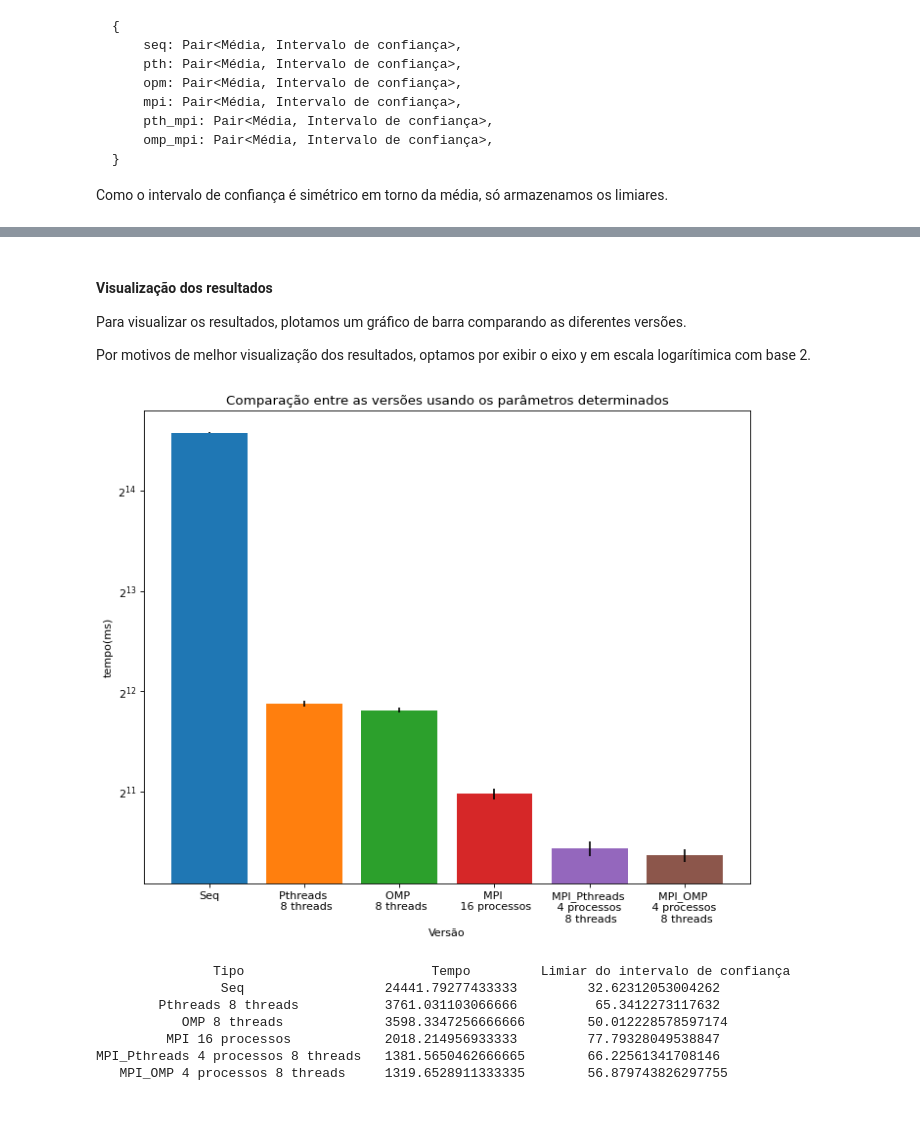
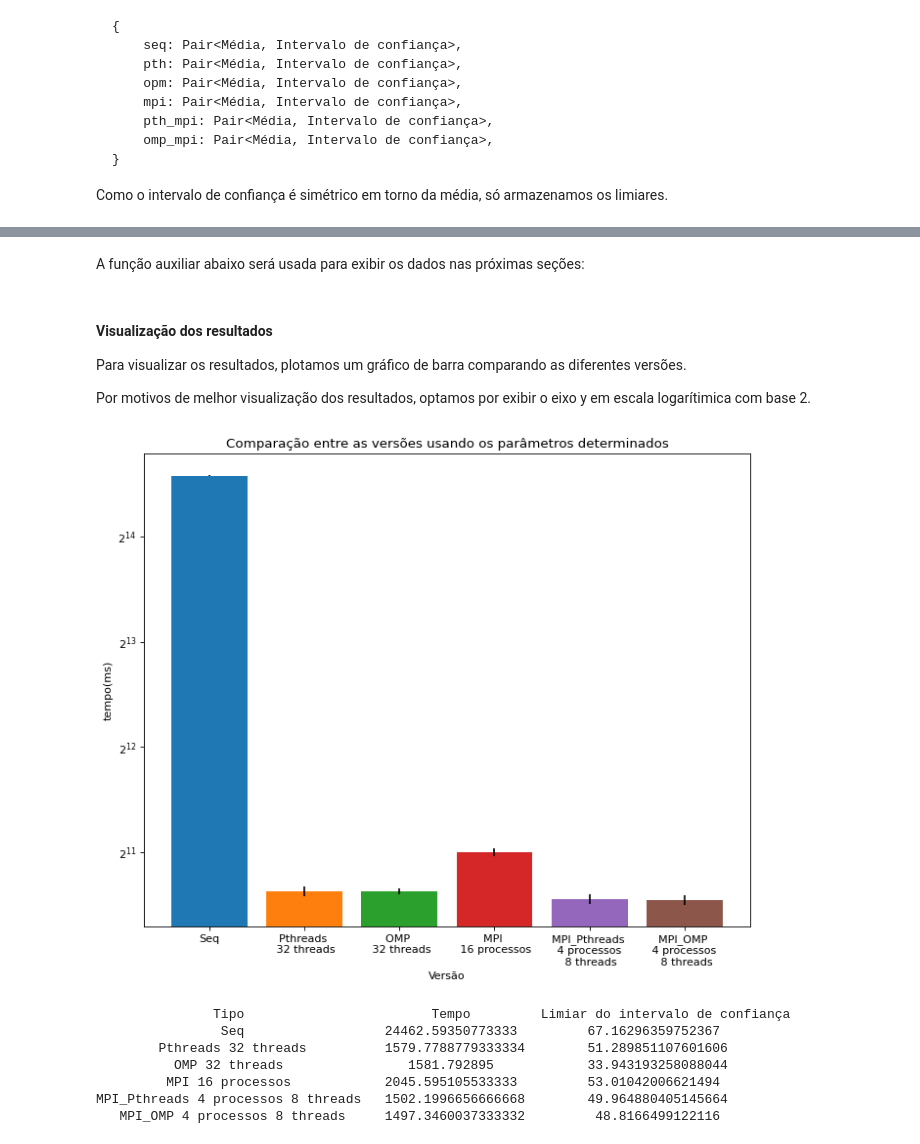
Before and after one commit to T-Guerrero/MAC0219-EP2, a Jupyter notebook: docs/documentation.ipynb, the cells around one changed output, grey strips where cells are left out. Cells and saved outputs as stored; diff of their text form; code cells hidden in the pictures; blank space fills up the shorter version.

```diff
--- a/docs/documentation.ipynb
+++ b/docs/documentation.ipynb
@@ -576,0 +568,2 @@ def data_print(data, types):
+# %% [markdown]
+A função auxiliar abaixo será usada para exibir os dados nas próximas seções:
@@ -583,8 +583,8 @@ Por motivos de melhor visualização dos resultados, optamos por exibir o eixo y
 # %%
 colors = ['#1f77b4', '#ff7f0e', '#2ca02c', '#d62728', '#9467bd', '#8c564b']
 
-xlabel = ['Seq', 'Pthreads \n 8 threads',
-          'OMP \n 8 threads', 'MPI \n 16 processos',
+xlabel = ['Seq', 'Pthreads \n 32 threads',
+          'OMP \n 32 threads', 'MPI \n 16 processos',
           'MPI_Pthreads \n 4 processos \n 8 threads', 'MPI_OMP \n 4 processos \n 8 threads']
 # %%
 '''
@@ -600,32 +600,32 @@ for tipo in tipos:
 # %%
 '''
 Plota os resultados
 '''
 plt.figure(figsize=(10, 8), dpi=80)
 plt.bar(range(len(tipos)), y, align='center', yerr=confidence_interval, color=colors)
 plt.xticks(range(len(xlabel)), xlabel)
 plt.yscale("log", base = 2)
 
 plt.ylabel('tempo(ms)')
 plt.xlabel('Versão')
 plt.title('Comparação entre as versões usando os parâmetros determinados')
 plt.show()
 
-types = ['Seq', 'Pthreads 8 threads',
-          'OMP 8 threads', 'MPI 16 processos',
+types = ['Seq', 'Pthreads 32 threads',
+          'OMP 32 threads', 'MPI 16 processos',
           'MPI_Pthreads 4 processos 8 threads', 'MPI_OMP 4 processos 8 threads']
 
 '''
 Print dos valores
 '''
 data_print(data, types)
 # %% [output]
-[figure, old version]
+[figure, new version]
                Tipo                        Tempo         Limiar do intervalo de confiança
-                Seq                  24441.79277433333         32.62312053004262
-        Pthreads 8 threads           3761.031103066666          65.3412273117632
-           OMP 8 threads             3598.3347256666666        50.012228578597174
-         MPI 16 processos            2018.214956933333         77.79328049538847
-MPI_Pthreads 4 processos 8 threads   1381.5650462666665        66.22561341708146
-   MPI_OMP 4 processos 8 threads     1319.6528911333335        56.879743826297755
+                Seq                  24462.59350773333         67.16296359752367
+        Pthreads 32 threads          1579.7788779333334        51.289851107601606
+          OMP 32 threads                1581.792895            33.943193258088044
+         MPI 16 processos            2045.595105533333         53.01042006621494
+MPI_Pthreads 4 processos 8 threads   1502.1996656666668        49.964880405145664
+   MPI_OMP 4 processos 8 threads     1497.3460037333332         48.8166499122116
 # %% [markdown]
```
Also changed, not shown: parts of 10 cells of this notebook.
